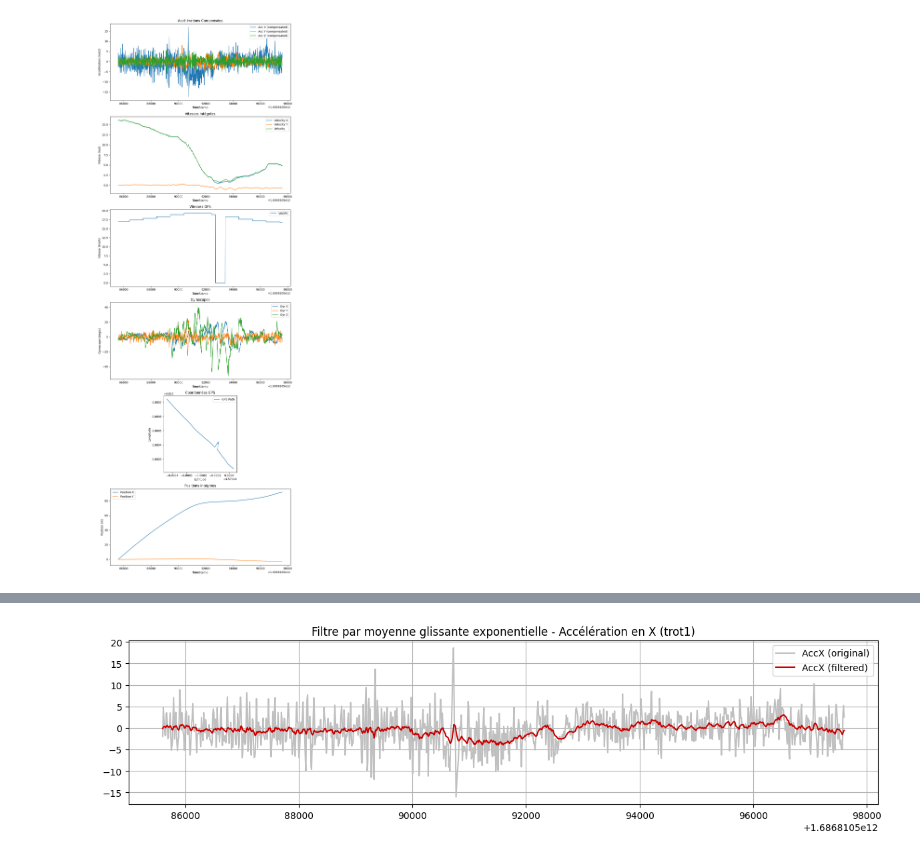
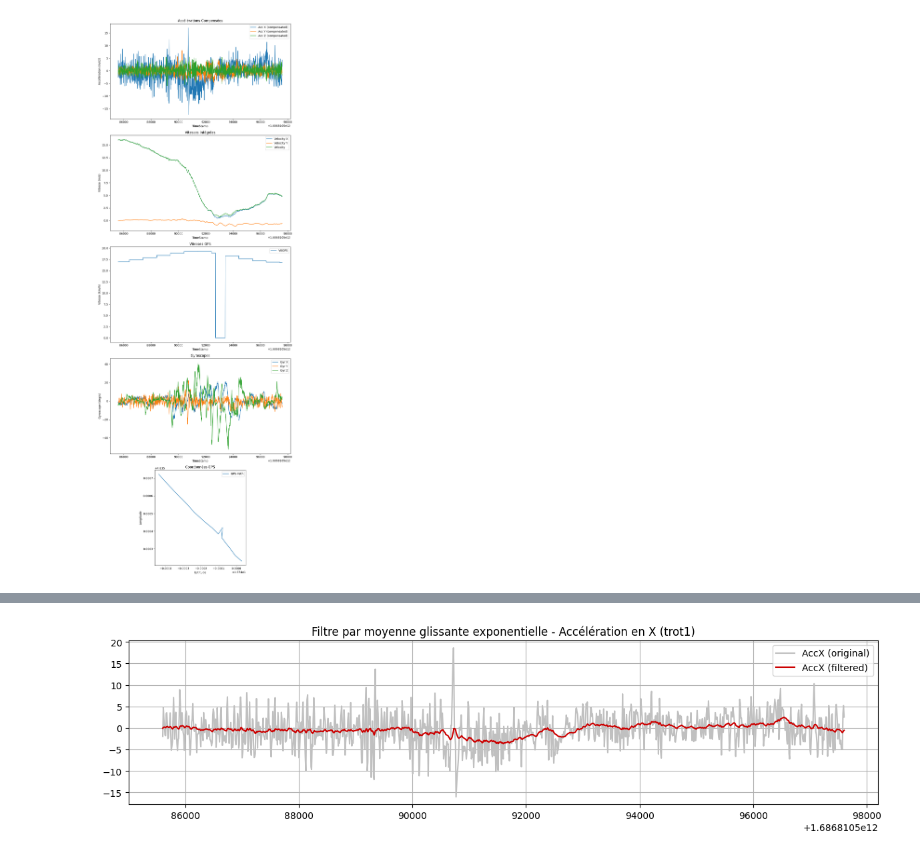
Before and after one commit to martin1207/NEWMOB, a Jupyter notebook: test.ipynb, the cells around one changed output, grey strips where cells are left out. Saved outputs shown, nothing was run; the diff lists cells and outputs as text; code cells hidden in the pictures.

```diff
--- a/test.ipynb
+++ b/test.ipynb
@@ -11,6 +9,4 @@ tt=np.sqrt(video1[' gravX']**2+video1[' gravY']**2+video1[' gravZ']**2)
 # %%
-import numpy as np
-import matplotlib.pyplot as plt
 
 # Calculer la différence de temps entre chaque point de données en secondes
 time_diff = np.diff(video1['TimeStamp'], prepend=video1['TimeStamp'].iloc[0]) / 1000.0
@@ -21,7 +17,7 @@ acc_y = video1[' AccY(g)']*9.81 -video1[' gravY']
 acc_z = video1[' AccZ(g)']*9.81 -video1[' gravZ']
 
 # Intégrer les données d'accélération pour obtenir la vitesse
-velocity_x = np.cumsum(acc_x  * time_diff)+16
+velocity_x = np.cumsum(acc_x  * time_diff)+ video1[' VitGPS(km/h)'].iloc[200] / 3.6
 velocity_y = np.cumsum(acc_y  * time_diff)
 velocity_z = np.cumsum(acc_z  * time_diff)
 
@@ -35,8 +31,7 @@ position_y = np.cumsum(velocity_y * time_diff)
 position_z = np.cumsum(velocity_z * time_diff)
 
 # Créer une figure et des sous-graphiques
-fig, axs = plt.subplots(6, 1, figsize=(10, 28))
-
+fig, axs = plt.subplots(5, 1, figsize=(10, 28))
 # Plot des accélérations compensées
 axs[0].plot(video1['TimeStamp'], acc_x, label='Acc X (compensated)')
 axs[0].plot(video1['TimeStamp'], acc_y, label='Acc Y (compensated)')
@@ -60,42 +55,34 @@ axs[1].legend()
 axs[2].plot(video1['TimeStamp'], video1[' VitGPS(km/h)'], label='VitGPS')
 axs[2].set_title('Vitesses GPS')
 axs[2].set_xlabel('TimeStamp')
 axs[2].set_ylabel('Vitesse (km/h)')
 axs[2].legend()
 
 # Plot des gyroscopes
 axs[3].plot(video1['TimeStamp'], video1[' GyrX(deg/s)'], label='Gyr X')
 axs[3].plot(video1['TimeStamp'], video1[' GyrY(deg/s)'], label='Gyr Y')
 axs[3].plot(video1['TimeStamp'], video1[' GyrZ(deg/s)'], label='Gyr Z')
 axs[3].set_title('Gyroscopes')
 axs[3].set_xlabel('TimeStamp')
 axs[3].set_ylabel('Gyroscope (deg/s)')
 axs[3].legend()
 
 # Plot des coordonnées GPS
 axs[4].plot(video1[' Lat'], video1[' Long'], label='GPS Path')
 axs[4].set_title('Coordonnées GPS')
 axs[4].set_xlabel('Latitude')
 axs[4].set_ylabel('Longitude')
 axs[4].legend()
 axs[4].set_aspect('equal', 'box')
 
-# Plot des positions intégrées
-axs[5].plot(video1['TimeStamp'], position_x, label='Position X')
-axs[5].plot(video1['TimeStamp'], position_y, label='Position Y')
-axs[5].set_title('Positions intégrées')
-axs[5].set_xlabel('TimeStamp')
-axs[5].set_ylabel('Position (m)')
-axs[5].legend()
-
 
 # Ajuster l'espacement entre les sous-graphiques
 plt.tight_layout()
 
 # Afficher les graphiques
 plt.show()
 # %% [output]
-[figure, old version]
+[figure, new version]
 # %%
 # Read the CSV file with proper data type handling
 video2 = pd.read_csv('examples_interactions_pietons/trot3.csv', sep=';').dropna()
```
Also changed, not shown: parts of 7 cells of this notebook.
